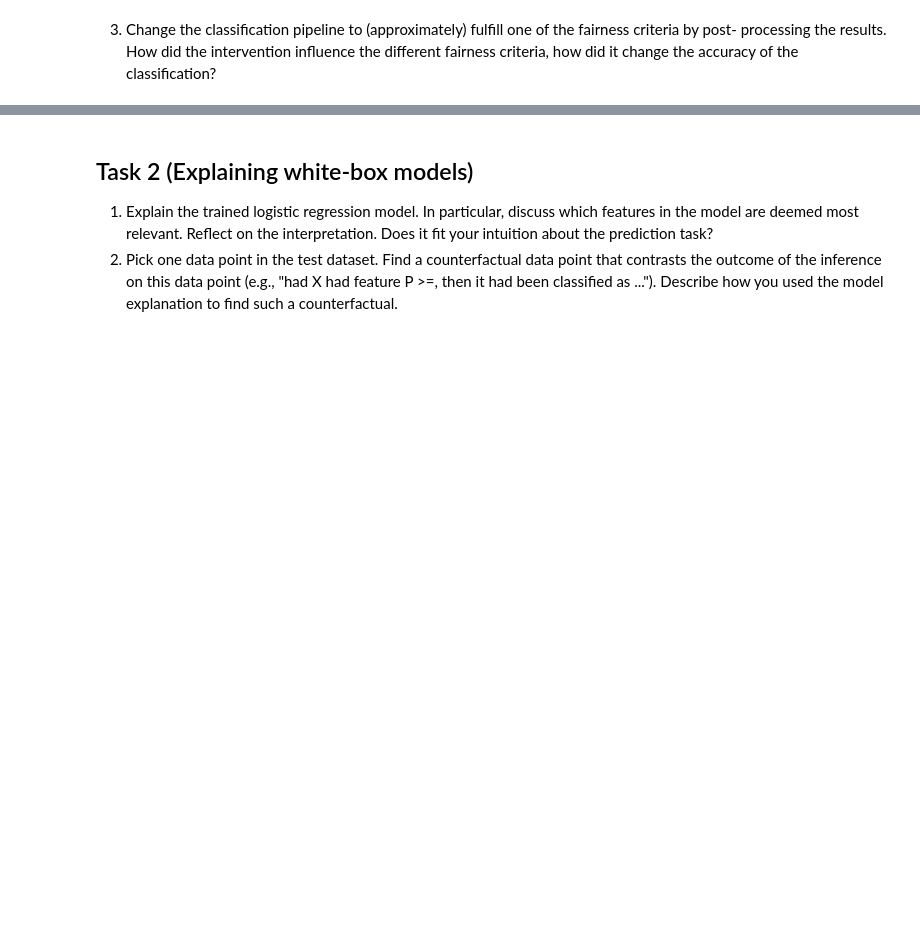
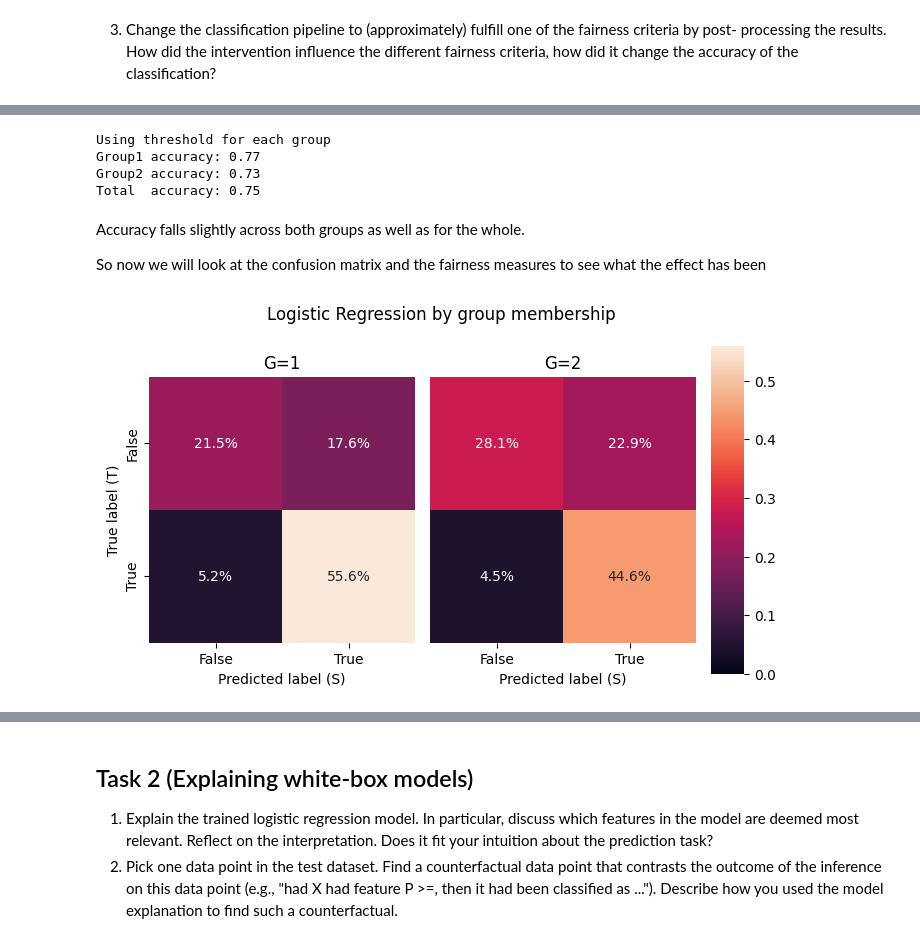
Before and after one commit to Xannadoo/Algorithmic_Fairness_Mandatories, a Jupyter notebook: Mandatory_1/afae24-assignment_sanna.ipynb, the cells around one changed output, grey strips where cells are left out. Cells and saved outputs as stored; diff of their text form; code cells hidden in the pictures; blank space fills up the shorter version.

```diff
--- a/Mandatory_1/afae24-assignment_sanna.ipynb
+++ b/Mandatory_1/afae24-assignment_sanna.ipynb
@@ -388,0 +402,7 @@ array([[0.13811388, 0.86188612],
+# %%
+#choose the point with smallest differences between the groups tpr, and fpr rates.
+
+n = np.argmin(fpr_diff) #we are using the fpr to choose the point as the tpr is relatively constant
+
+a, b = thresholds[n]
+a, b, n
@@ -388,0 +430,57 @@ array([[0.13811388, 0.86188612],
+# %%
+y_pred_1 = [1 if i >= a else 0 for i in scores_1] #using threshold for equalised odds
+y_pred_2 = [1 if i >= b else 0 for i in scores_2] #using threshold for equalised odds
+
+tot_true = np.hstack([y_true_1, y_true_2])
+tot_pred = np.hstack([y_pred_1, y_pred_2])
+
+print('Using threshold for each group')
+print(f'Group1 accuracy: {1-(sum(abs(y_true_1 - y_pred_1))/len(y_pred_1)):.2f}\nGroup2 accuracy: {1-(sum(abs(y_true_2 - y_pred_2))/len(y_pred_2)):.2f}\nTotal  accuracy: {1-(sum(abs(tot_true - tot_pred))/len(tot_pred)):.2f}')
+# %% [output]
+Using threshold for each group
+Group1 accuracy: 0.77
+Group2 accuracy: 0.73
+Total  accuracy: 0.75
+# %% [markdown]
+Accuracy falls slightly across both groups as well as for the whole.
+
+So now we will look at the confusion matrix and the fairness measures to see what the effect has been
+# %%
+res = pd.DataFrame(tot_pred, columns=['S'])
+res['G'] = [1]*len(y_true_1) + [2]*len(y_true_2)
+res['A'] = tot_true
+
+G_1 = res[res.G==1]
+fig, ax = plt.subplots(1,3, figsize=(7,4), gridspec_kw={'width_ratios': [4, 4, 0.5]})
+cm = confusion_matrix(G_1.A, G_1.S)
+cm = cm/G_1.shape[0]
+sns.heatmap(cm, annot=True, fmt=".1%",
+            xticklabels=['False', 'True'],
+            yticklabels=['False', 'True'],
+            ax=ax[0],
+            vmin=0, vmax=.56,
+            cbar=True,
+            cbar_ax=ax[2],
+            square=True)
+
+ax[0].set_ylabel('True label (T)')
+ax[0].set_xlabel('Predicted label (S)')
+ax[0].set_title('G=1')
+
+G_2 = res[res.G==2]
+cm = confusion_matrix(G_2.A, G_2.S)
+cm = cm/G_2.shape[0]
+sns.heatmap(cm, annot=True, fmt=".1%",
+            xticklabels=['False', 'True'],
+            yticklabels=False,
+            ax=ax[1],
+            vmin=0, vmax=.56,
+            cbar=False,
+            square=True)
+
+ax[1].set_xlabel('Predicted label (S)')
+ax[1].set_title('G=2')
+fig.suptitle('Logistic Regression by group membership')
+fig.tight_layout();
+# %% [output]
+[figure, added]
```
Also changed, not shown: parts of 17 cells of this notebook.
